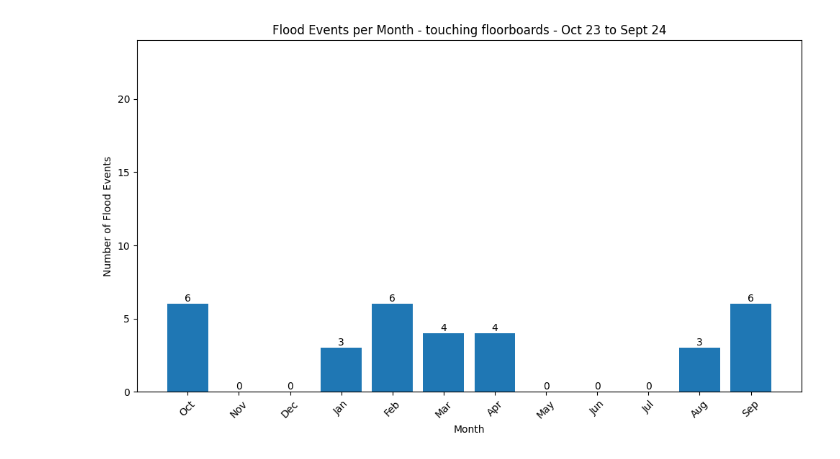
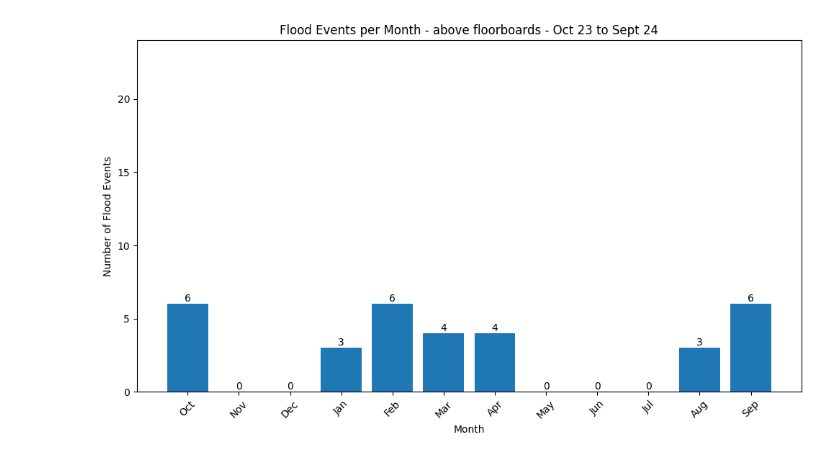
Before and after one commit to djdunc/housemill, a Jupyter notebook: data/flood-event-plots.ipynb, the cells around one changed output. Cells and saved outputs as stored; diff of their text form; code cells hidden in the pictures.

```diff
--- a/data/flood-event-plots.ipynb
+++ b/data/flood-event-plots.ipynb
@@ -35,32 +35,33 @@ all_months['Month'] = all_months['Time'].dt.month
 all_months['MonthAbbrev'] = all_months['Month'].apply(lambda x: calendar.month_abbr[x])
 
 
 # Extract year and month for df
 df['Year'] = df['Time'].dt.year
 df['Month'] = df['Time'].dt.month
 
 # Group and count flood events
 flood_counts = df.groupby(['Year', 'Month']).size().reset_index(name='Flood Count')
 
 # Merge DataFrames
 flood_counts = pd.merge(all_months, flood_counts, on=['Year', 'Month'], how='left').fillna(0)
 
 
 # Plotting
 plt.figure(figsize=(10, 6))
 bars = plt.bar(flood_counts['MonthAbbrev'], flood_counts['Flood Count'])  # Store the bar objects
 
 # Add count labels on top of each bar
 for bar in bars:
     yval = bar.get_height()
     plt.text(bar.get_x() + bar.get_width()/2, yval, str(int(yval)), va='bottom', ha='center')  # va for vertical alignment, ha for horizontal
 
 plt.xlabel("Month")
 plt.ylabel("Number of Flood Events")
-plt.title("Flood Events per Month - touching floorboards - Oct 23 to Sept 24")
+#plt.title("Flood Events per Month - touching floorboards - Oct 23 to Sept 24")
+plt.title("Flood Events per Month - above floorboards - Oct 23 to Sept 24")
 plt.xticks(rotation=45)
 plt.ylim(0, 24)
 plt.tight_layout()
 plt.show()
 # %% [output]
-[figure, old version]
+[figure, new version]
```
